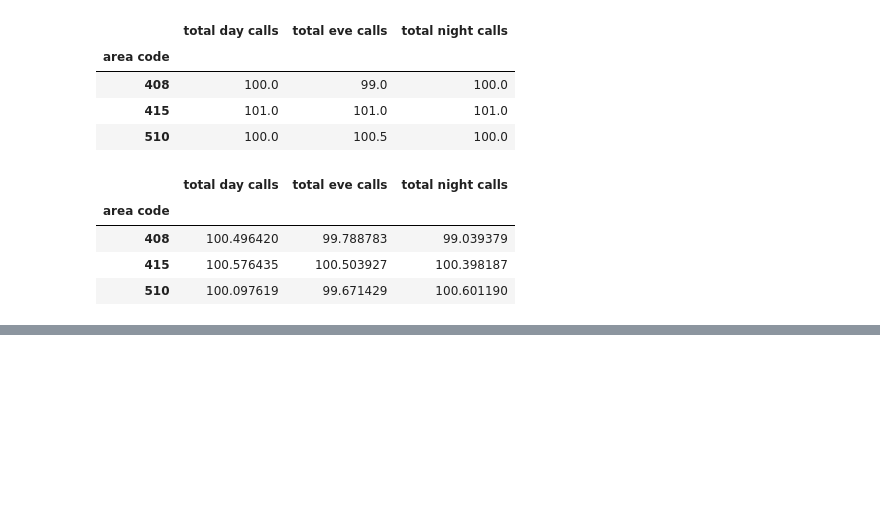
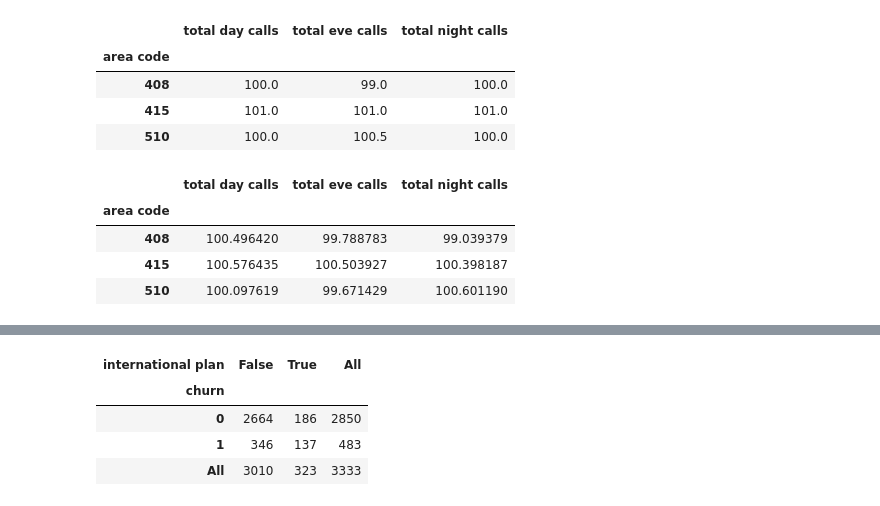
Before and after one commit to Sameer2307/MachineLearning, a Jupyter notebook: exploratory+data+analysis.ipynb, the cells around one changed output, grey strips where cells are left out. Drawn from its saved outputs; the diff is of its cells as text; code cells hidden in the pictures; blank space fills up the shorter version.

```diff
--- a/exploratory+data+analysis.ipynb
+++ b/exploratory+data+analysis.ipynb
@@ -326,0 +353,10 @@ df.pivot_table(['total day calls', 'total eve calls', 'total night calls'], ['ar
+# %%
+
+#cross tab
+pd.crosstab(df['churn'], df['international plan'], margins=True)
+# %% [output]
+| international plan | False | True | All |
+| churn |  |  |  |
+| 0 | 2664 | 186 | 2850 |
+| 1 | 346 | 137 | 483 |
+| All | 3010 | 323 | 3333 |
```
Also changed, not shown: parts of 15 cells of this notebook.
